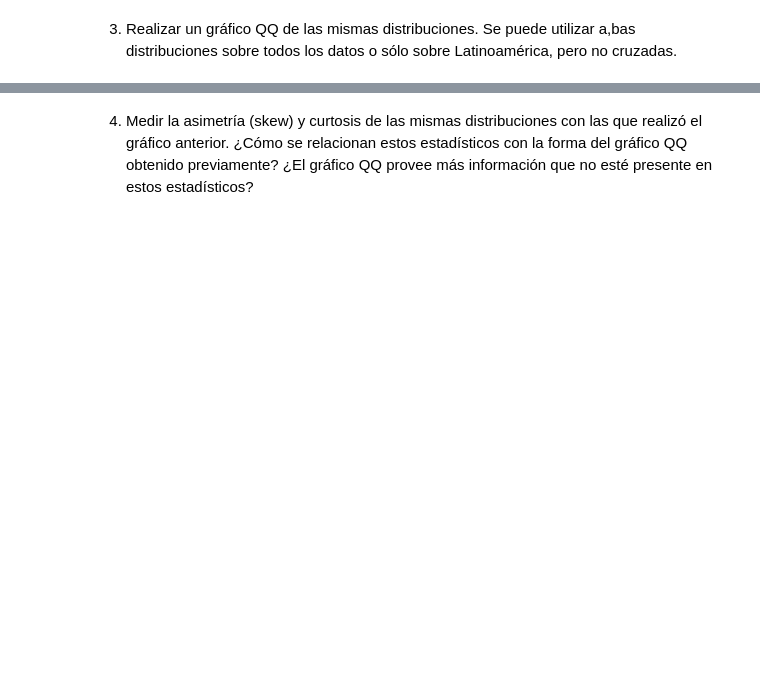
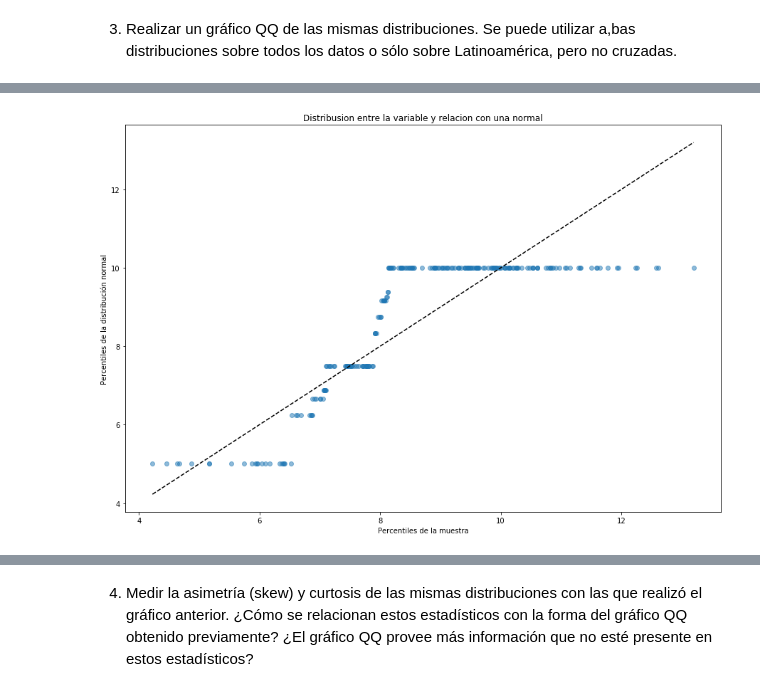
Before and after one commit to manquius/diplodatos_ayv, a Jupyter notebook: 02_practico_Sebastian.ipynb, the cells around one changed output, grey strips where cells are left out. Cells and saved outputs as stored; diff of their text form; code cells hidden in the pictures; blank space fills up the shorter version.

```diff
--- a/02_practico_Sebastian.ipynb
+++ b/02_practico_Sebastian.ipynb
@@ -435,0 +447,6 @@ seaborn.distplot(normal_with_same_params(hf_score_latam))
+# %%
+plt.figure(figsize=(15,10))
+let_normal = normal_with_same_params(pf_identity_latam)
+qqplot(let_normal, pf_identity_latam)
+# %% [output]
+[figure, added]
```
Also changed, not shown: parts of 9 cells of this notebook.
